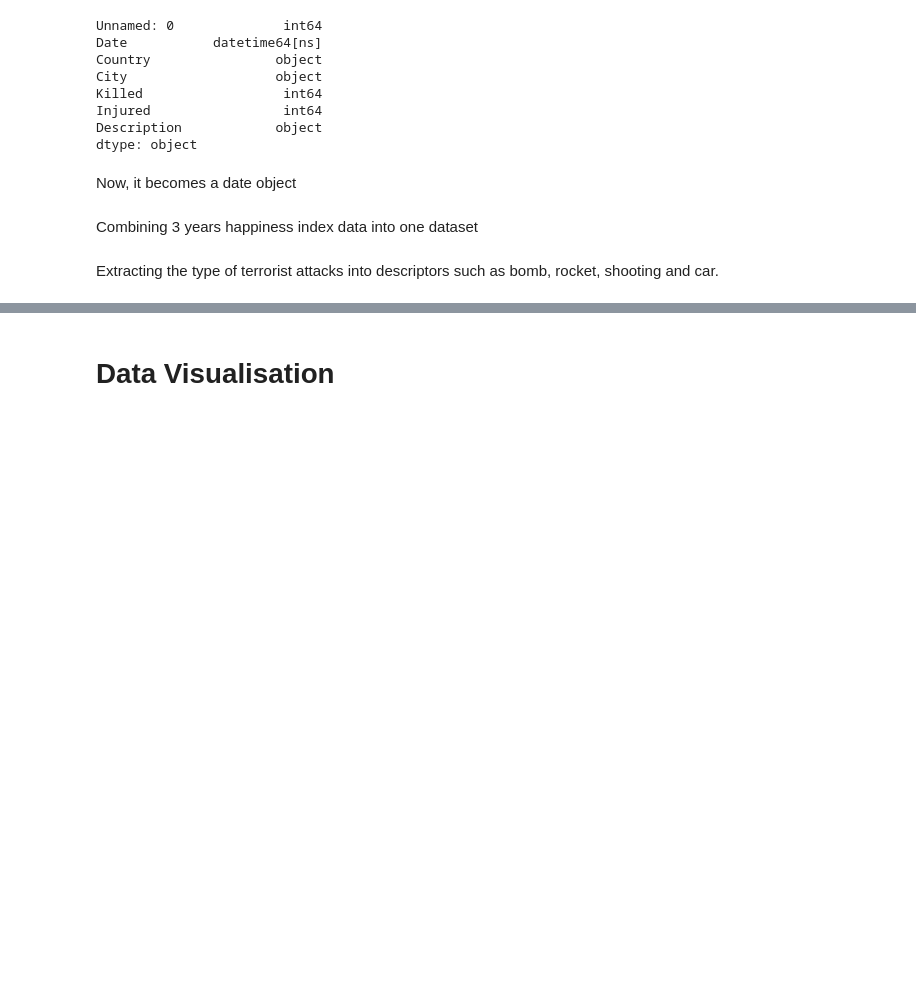
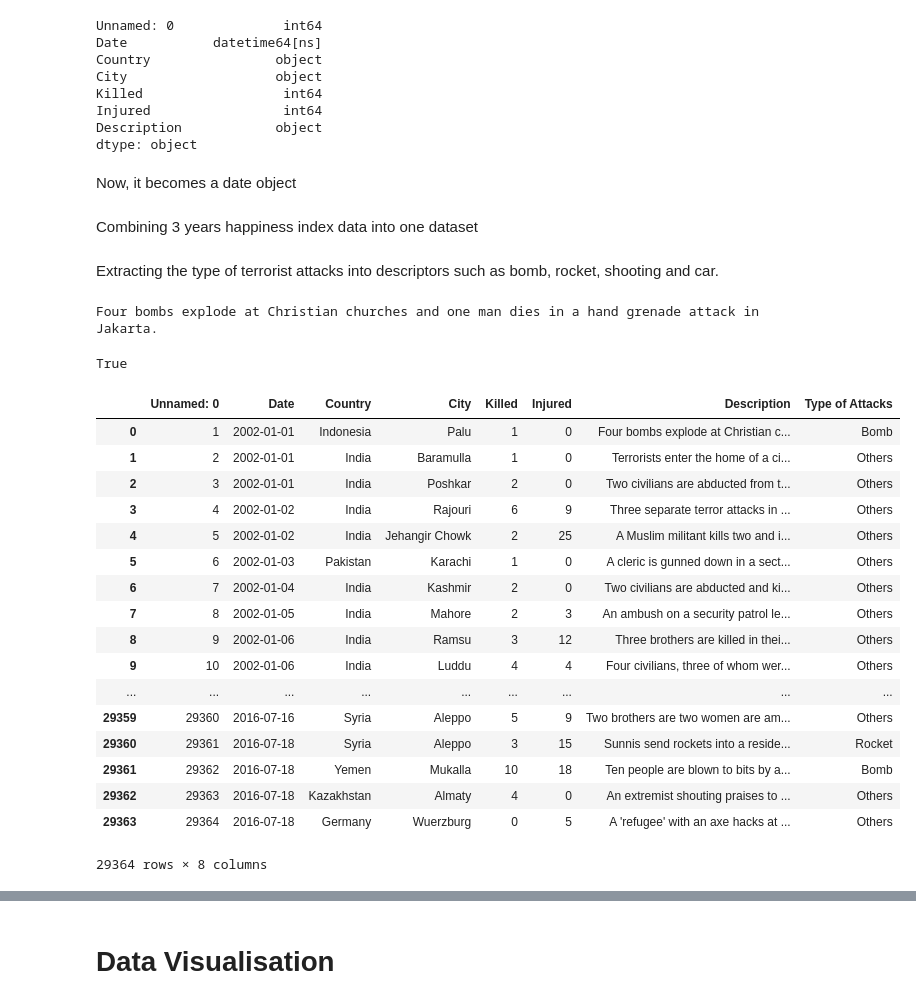
Before and after one commit to ekomurcu/terrorism-analysis, a Jupyter notebook: Terrorism-Happiness-Analysis.ipynb, the cells around one changed output, grey strips where cells are left out. Saved outputs shown, nothing was run; the diff lists cells and outputs as text; code cells hidden in the pictures; blank space fills up the shorter version.

Commit message:
Classify the description of the terrorism attacks
Text mining could be done.

```diff
--- a/Terrorism-Happiness-Analysis.ipynb
+++ b/Terrorism-Happiness-Analysis.ipynb
@@ -209,0 +210,7 @@ Since there are no null values there is nothing to consider for nan values.
+# %%
+desc=df2.isnull()['Description']
+nan=0
+for i in range(len(desc)):
+    if desc[i]==1:
+        nan=i
+nan
@@ -209,0 +234,2 @@ Since there are no null values there is nothing to consider for nan values.
+# %%
+df2['Description'][nan]=""
@@ -230,3 +269,48 @@ Combining 3 years happiness index data into one dataset
 df17["Year"]="2017"
 # %% [markdown]
 Extracting the type of terrorist attacks into descriptors such as bomb, rocket, shooting and car.
+# %%
+print(df2['Description'][0])
+"bomb" in df2['Description'][0]
+# %% [output]
+Four bombs explode at Christian churches and one man dies in a hand grenade attack in Jakarta.
+True
+# %%
+import re
+#bomb
+#patternb = re.compile('^bomb.$')
+matches = []
+for i in range(len(df2)):
+    #if patternb.match(df2['Description'][i]):
+    if "bomb"  in df2['Description'][i]:
+        matches.append("Bomb")
+    elif "rocket" in df2['Description'][i]:
+        matches.append("Rocket")
+    elif "shoot" in df2['Description'][i]:
+        matches.append("Shooting")
+    elif "car" in df2['Description'][i]:
+        matches.append("Car")
+    else:
+        matches.append("Others")
+# %%
+df2['Type of Attacks']=matches
+df2
+# %% [output]
+|  | Unnamed: 0 | Date | Country | City | Killed | Injured | Description | Type of Attacks |
+| 0 | 1 | 2002-01-01 | Indonesia | Palu | 1 | 0 | Four bombs explode at Christian c... | Bomb |
+| 1 | 2 | 2002-01-01 | India | Baramulla | 1 | 0 | Terrorists enter the home of a ci... | Others |
+| 2 | 3 | 2002-01-01 | India | Poshkar | 2 | 0 | Two civilians are abducted from t... | Others |
+| 3 | 4 | 2002-01-02 | India | Rajouri | 6 | 9 | Three separate terror attacks in ... | Others |
+| 4 | 5 | 2002-01-02 | India | Jehangir Chowk | 2 | 25 | A Muslim militant kills two and i... | Others |
+| 5 | 6 | 2002-01-03 | Pakistan | Karachi | 1 | 0 | A cleric is gunned down in a sect... | Others |
+| 6 | 7 | 2002-01-04 | India | Kashmir | 2 | 0 | Two civilians are abducted and ki... | Others |
+| 7 | 8 | 2002-01-05 | India | Mahore | 2 | 3 | An ambush on a security patrol le... | Others |
+| 8 | 9 | 2002-01-06 | India | Ramsu | 3 | 12 | Three brothers are killed in thei... | Others |
+| 9 | 10 | 2002-01-06 | India | Luddu | 4 | 4 | Four civilians, three of whom wer... | Others |
+| ... | ... | ... | ... | ... | ... | ... | ... | ... |
+| 29359 | 29360 | 2016-07-16 | Syria | Aleppo | 5 | 9 | Two brothers are two women are am... | Others |
+| 29360 | 29361 | 2016-07-18 | Syria | Aleppo | 3 | 15 | Sunnis send rockets into a reside... | Rocket |
+| 29361 | 29362 | 2016-07-18 | Yemen | Mukalla | 10 | 18 | Ten people are blown to bits by a... | Bomb |
+| 29362 | 29363 | 2016-07-18 | Kazakhstan | Almaty | 4 | 0 | An extremist shouting praises to ... | Others |
+| 29363 | 29364 | 2016-07-18 | Germany | Wuerzburg | 0 | 5 | A 'refugee' with an axe hacks at ... | Others |
+29364 rows × 8 columns
```
Also changed, not shown: parts of 12 cells of this notebook.
